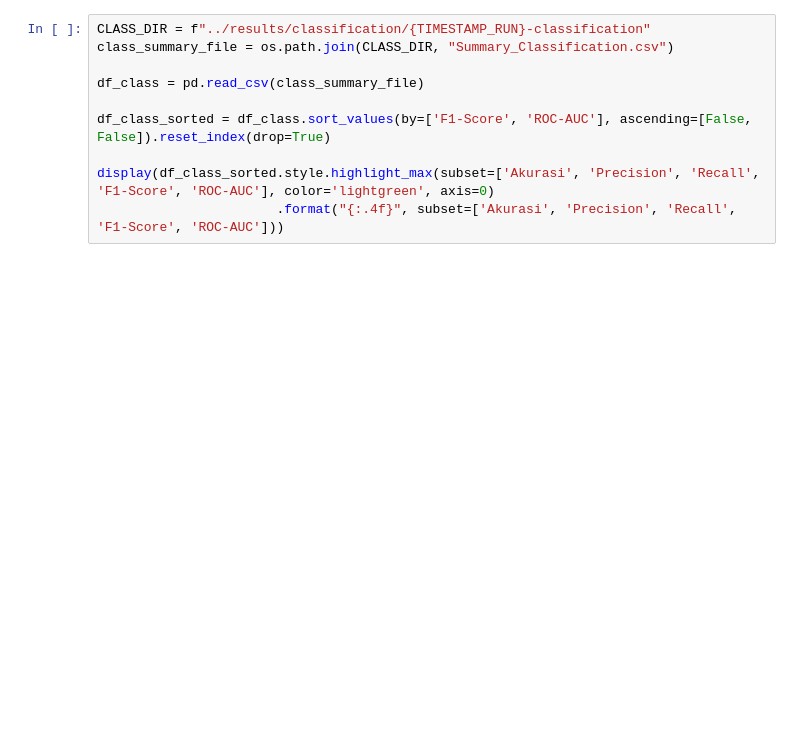
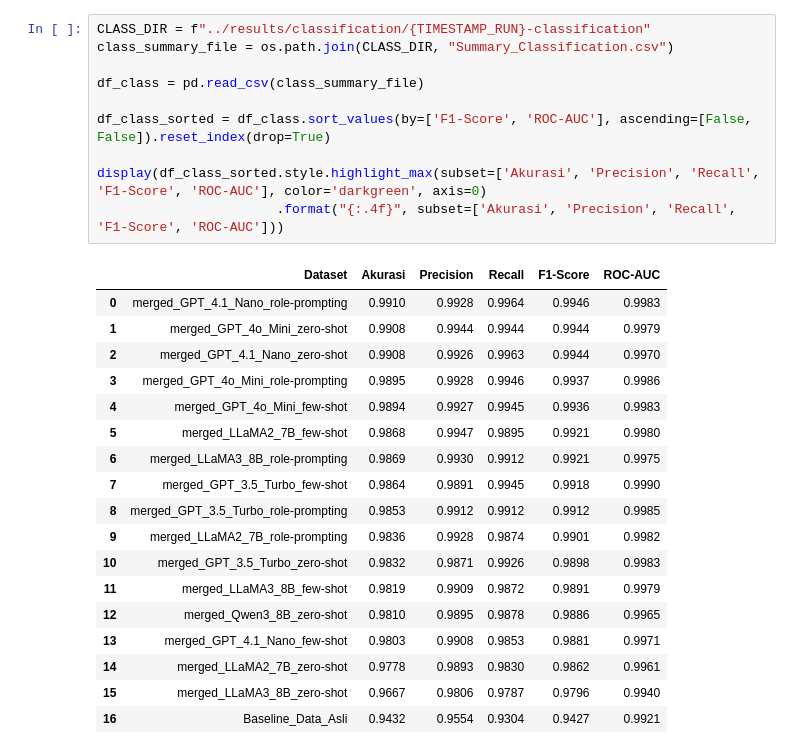
Before and after one commit to farhanhr/llm_generated_dataset, a Jupyter notebook: notebooks/LLM_augmented_notebooks.ipynb, the cells around one changed output. Saved outputs shown, nothing was run; the diff lists cells and outputs as text; blank space fills up the shorter version.

```diff
--- a/notebooks/LLM_augmented_notebooks.ipynb
+++ b/notebooks/LLM_augmented_notebooks.ipynb
@@ -75,13 +84,32 @@ plt.show()
 # %%
 CLASS_DIR = f"../results/classification/{TIMESTAMP_RUN}-classification"
 class_summary_file = os.path.join(CLASS_DIR, "Summary_Classification.csv")
 
 df_class = pd.read_csv(class_summary_file)
 
 df_class_sorted = df_class.sort_values(by=['F1-Score', 'ROC-AUC'], ascending=[False, False]).reset_index(drop=True)
 
-display(df_class_sorted.style.highlight_max(subset=['Akurasi', 'Precision', 'Recall', 'F1-Score', 'ROC-AUC'], color='lightgreen', axis=0)
+display(df_class_sorted.style.highlight_max(subset=['Akurasi', 'Precision', 'Recall', 'F1-Score', 'ROC-AUC'], color='darkgreen', axis=0)
                        .format("{:.4f}", subset=['Akurasi', 'Precision', 'Recall', 'F1-Score', 'ROC-AUC']))
+# %% [output]
+|  | Dataset | Akurasi | Precision | Recall | F1-Score | ROC-AUC |
+| 0 | merged_GPT_4.1_Nano_role-prompting | 0.9910 | 0.9928 | 0.9964 | 0.9946 | 0.9983 |
+| 1 | merged_GPT_4o_Mini_zero-shot | 0.9908 | 0.9944 | 0.9944 | 0.9944 | 0.9979 |
+| 2 | merged_GPT_4.1_Nano_zero-shot | 0.9908 | 0.9926 | 0.9963 | 0.9944 | 0.9970 |
+| 3 | merged_GPT_4o_Mini_role-prompting | 0.9895 | 0.9928 | 0.9946 | 0.9937 | 0.9986 |
+| 4 | merged_GPT_4o_Mini_few-shot | 0.9894 | 0.9927 | 0.9945 | 0.9936 | 0.9983 |
+| 5 | merged_LLaMA2_7B_few-shot | 0.9868 | 0.9947 | 0.9895 | 0.9921 | 0.9980 |
+| 6 | merged_LLaMA3_8B_role-prompting | 0.9869 | 0.9930 | 0.9912 | 0.9921 | 0.9975 |
+| 7 | merged_GPT_3.5_Turbo_few-shot | 0.9864 | 0.9891 | 0.9945 | 0.9918 | 0.9990 |
+| 8 | merged_GPT_3.5_Turbo_role-prompting | 0.9853 | 0.9912 | 0.9912 | 0.9912 | 0.9985 |
+| 9 | merged_LLaMA2_7B_role-prompting | 0.9836 | 0.9928 | 0.9874 | 0.9901 | 0.9982 |
+| 10 | merged_GPT_3.5_Turbo_zero-shot | 0.9832 | 0.9871 | 0.9926 | 0.9898 | 0.9983 |
+| 11 | merged_LLaMA3_8B_few-shot | 0.9819 | 0.9909 | 0.9872 | 0.9891 | 0.9979 |
+| 12 | merged_Qwen3_8B_zero-shot | 0.9810 | 0.9895 | 0.9878 | 0.9886 | 0.9965 |
+| 13 | merged_GPT_4.1_Nano_few-shot | 0.9803 | 0.9908 | 0.9853 | 0.9881 | 0.9971 |
+| 14 | merged_LLaMA2_7B_zero-shot | 0.9778 | 0.9893 | 0.9830 | 0.9862 | 0.9961 |
+| 15 | merged_LLaMA3_8B_zero-shot | 0.9667 | 0.9806 | 0.9787 | 0.9796 | 0.9940 |
+| 16 | Baseline_Data_Asli | 0.9432 | 0.9554 | 0.9304 | 0.9427 | 0.9921 |
 # %%
 top_models = df_class_sorted.head(5)['Dataset'].tolist()
 if "Baseline_Data_Asli" not in top_models:
```
Also changed, not shown: parts of 7 cells of this notebook, 5 other files.
